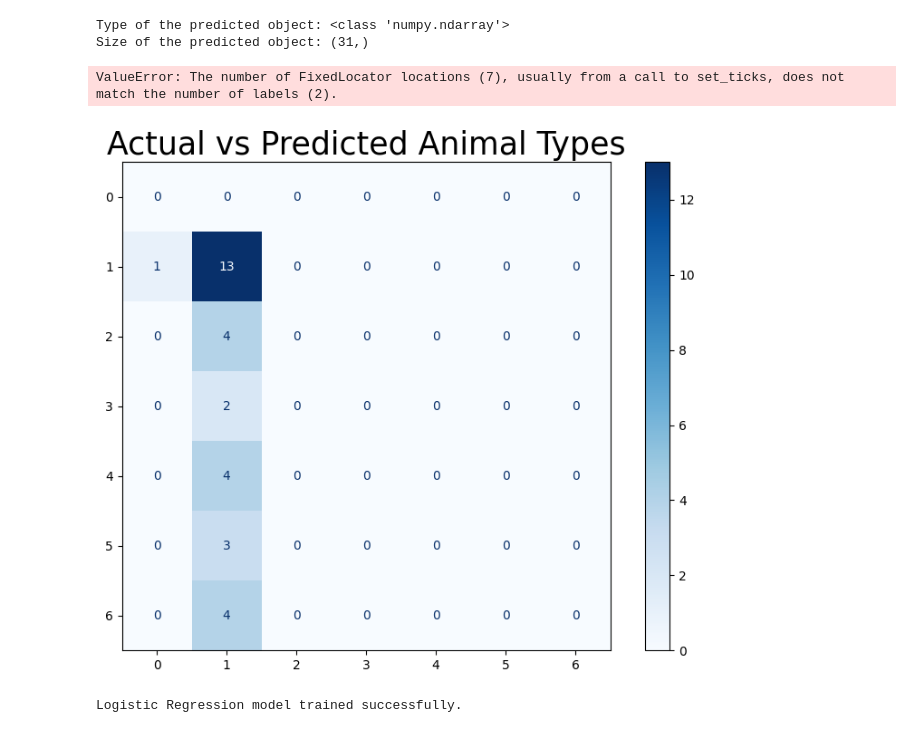
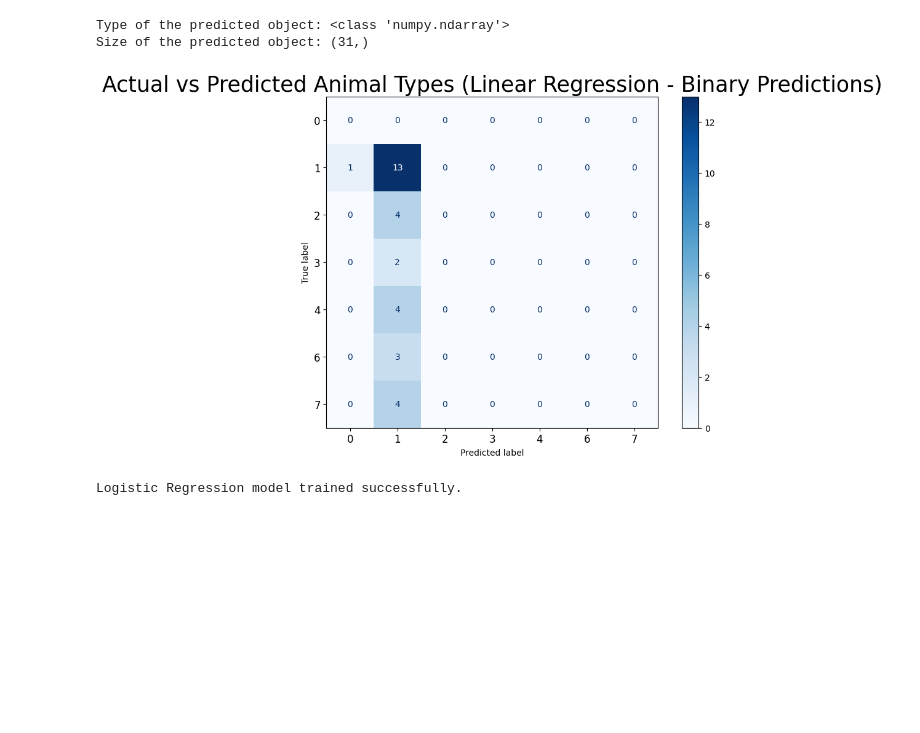
Before and after one commit to deekshasoota/ML-lab-project, a Jupyter notebook: basicdataanalysisusingnumpypandas.ipynb, the cells around one changed output. Cells and saved outputs as stored; diff of their text form; code cells hidden in the pictures; blank space fills up the shorter version.

```diff
--- a/basicdataanalysisusingnumpypandas.ipynb
+++ b/basicdataanalysisusingnumpypandas.ipynb
@@ -1152,25 +1174,30 @@ Size of the predicted object: (31,)
 # %%
 import matplotlib.pyplot as plt
 from sklearn.metrics import confusion_matrix, ConfusionMatrixDisplay
+import numpy as np # Ensure numpy is imported
 
 # Convert continuous predictions to binary (0 or 1) using a threshold
 predictions_binary = (predictions >= 0.5).astype(int)
 
-# Assuming predictions = model.predict(X_test)
-cm = confusion_matrix(y_test, predictions_binary)
+# Determine all unique labels that might appear in y_test or predictions_binary
+all_actual_labels = np.unique(y_test)
+all_predicted_labels = np.unique(predictions_binary)
+all_labels_for_matrix = sorted(np.unique(np.concatenate((all_actual_labels, all_predicted_labels))))
+
+# Generate the confusion matrix using these explicit labels
+cm = confusion_matrix(y_test, predictions_binary, labels=all_labels_for_matrix)
 
 plt.figure(figsize=(10,7))
-plt.title("Actual vs Predicted Animal Types", fontsize=25)
+plt.title("Actual vs Predicted Animal Types (Linear Regression - Binary Predictions)", fontsize=25)
 
-# Display confusion matrix with correct binary labels
-disp = ConfusionMatrixDisplay(confusion_matrix=cm, display_labels=[0, 1])
+# Display confusion matrix with labels matching the matrix dimensions
+disp = ConfusionMatrixDisplay(confusion_matrix=cm, display_labels=all_labels_for_matrix)
 disp.plot(cmap=plt.cm.Blues, ax=plt.gca())
 plt.xticks(fontsize=12)
 plt.yticks(fontsize=12)
 plt.show()
 # %% [output]
-ValueError: The number of FixedLocator locations (7), usually from a call to set_ticks, does not match the number of labels (2).
-[figure, old version]
+[figure, new version]
 # %%
 from sklearn.linear_model import LogisticRegression
 
```
Also changed, not shown: parts of 2 cells of this notebook.
